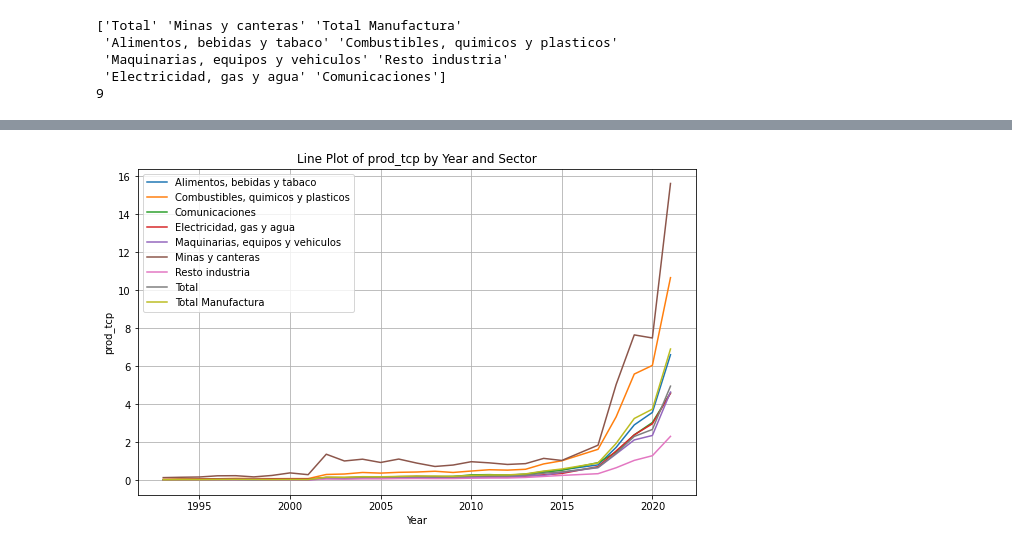
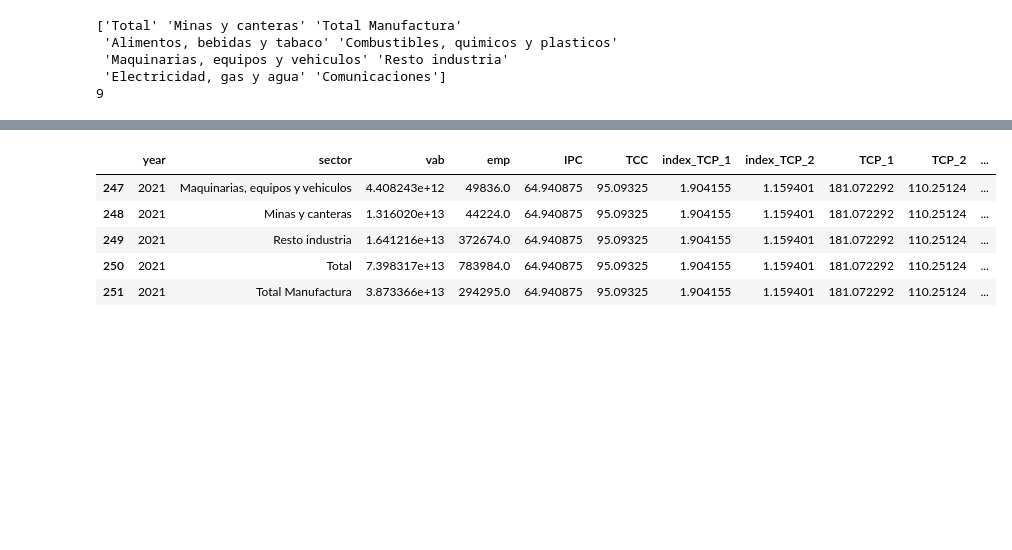
Before and after one commit to mateosuster/productivity_measures, a Jupyter notebook: enge/enge.ipynb, the cells around one changed output, grey strips where cells are left out. Cells and saved outputs as stored; diff of their text form; code cells hidden in the pictures; blank space fills up the shorter version.

```diff
--- a/enge/enge.ipynb
+++ b/enge/enge.ipynb
@@ -301,16 +333,40 @@ indices['year'] = indices['year'].astype(int) #astype(str).str.strip().
 # %%
-data_join = pd.merge(data,
+data_join = pd.merge(data_agg,
          indices,
          how = 'left',
          on = 'year')
 
-data_join['vab'] = data_join['vab'] #* 10e6
-data_join['vab_ipc'] = data_join['vab']/data_join['IPC']
+data_join = pd.merge(data_join,
+         ipi_df,
+         how = 'left',
+         on = 'year')
+
+
+data_join['vab'] = data_join['vab'] * 10e6
+data_join['ipi_empalme_04'] = data_join['ipi_empalme_04'] / 100
+
+data_join['vab_ipc'] = data_join['vab'] /data_join['IPC']
+data_join['vab_ipi'] = data_join['vab'] /data_join['ipi_empalme_04']
 data_join['vab_tcp_1'] = data_join['vab']/data_join['TCP_1']
+data_join['vab_tcc'] = data_join['vab']/data_join['TCC']
 
-data_join['productividad_tcp_1'] = data_join['vab_tcp_1']/data_join['emp']
-data_join['productividad_ipc'] = data_join['vab_ipc']/data_join['emp']
+data_join['vab_ipi_index'] = get_index(data_join, 'vab_ipi', 1997)
+data_join['emp_index'] = get_index(data_join, 'emp', 1997)
 
-# data_join['prod_tcp'] = data_join['productividad']/data_join['TCP_1']
-# data_join.to_csv('enge_results.csv')
-data_join.head()
+
+data_join['productividad_ipc_level'] = data_join['vab_ipc']/data_join['emp']
+data_join['productividad_ipi_level'] = data_join['vab_ipi']/data_join['emp']
+data_join['productividad_tcp_1_level'] = data_join['vab_tcp_1']/data_join['emp']
+data_join['productividad_tcc_level'] = data_join['vab_tcc']/data_join['emp']
+
+data_join['productividad_ipi_index_1'] = data_join['vab_ipi_index']/data_join['emp_index']
+# data_join['productividad_ipi_index_2'] = get_index(data_join, 'productividad_ipi_level', 1997)
+
+#unidades
+## vab = pesos corrientes
+## emp = puestos de trabajo asalariados (cantidad)
+## IPC = base 2004=1
+## index_TCP_1 = nivel de sobrevaluacion ipi + ipc
+## index_TCP_1 = nivel de sobrevaluacion ipc
+## TCP = TCC * index_TCP
+data_join.to_csv('../results/enge_results.csv')
@@ -345,18 +372,0 @@ plt.show()
-# %%
-variable = variables[0]
-
-# Assuming your dataframe is named 'df'
-plt.figure(figsize=(10, 6))  # Adjust the figure size if needed
-
-# Group the data by sector and plot each group separately
-for sector, data in data_join.groupby('sector'):
-    plt.plot(data['year'], data[variable], label=sector)
-
-plt.xlabel('Year')
-plt.ylabel('prod_tcp')
-plt.title('Line Plot of prod_tcp by Year and Sector')
-plt.legend()  # Show the legend with sector labels
-plt.grid(True)  # Add a grid
-plt.show()
-# %% [output]
-[figure, removed]
@@ -404,0 +373,10 @@ plt.show()
+# %%
+pd.set_option('display.max_columns', None)
+data_join.tail()
+# %% [output]
+|  | year | sector | vab | emp | IPC | TCC | index_TCP_1 | index_TCP_2 | TCP_1 | TCP_2 | ... |
+| 247 | 2021 | Maquinarias, equipos y vehiculos | 4.408243e+12 | 49836.0 | 64.940875 | 95.09325 | 1.904155 | 1.159401 | 181.072292 | 110.25124 | ... |
+| 248 | 2021 | Minas y canteras | 1.316020e+13 | 44224.0 | 64.940875 | 95.09325 | 1.904155 | 1.159401 | 181.072292 | 110.25124 | ... |
+| 249 | 2021 | Resto industria | 1.641216e+13 | 372674.0 | 64.940875 | 95.09325 | 1.904155 | 1.159401 | 181.072292 | 110.25124 | ... |
+| 250 | 2021 | Total | 7.398317e+13 | 783984.0 | 64.940875 | 95.09325 | 1.904155 | 1.159401 | 181.072292 | 110.25124 | ... |
+| 251 | 2021 | Total Manufactura | 3.873366e+13 | 294295.0 | 64.940875 | 95.09325 | 1.904155 | 1.159401 | 181.072292 | 110.25124 | ... |
```
Also changed, not shown: parts of 18 cells of this notebook, 8 other files.
